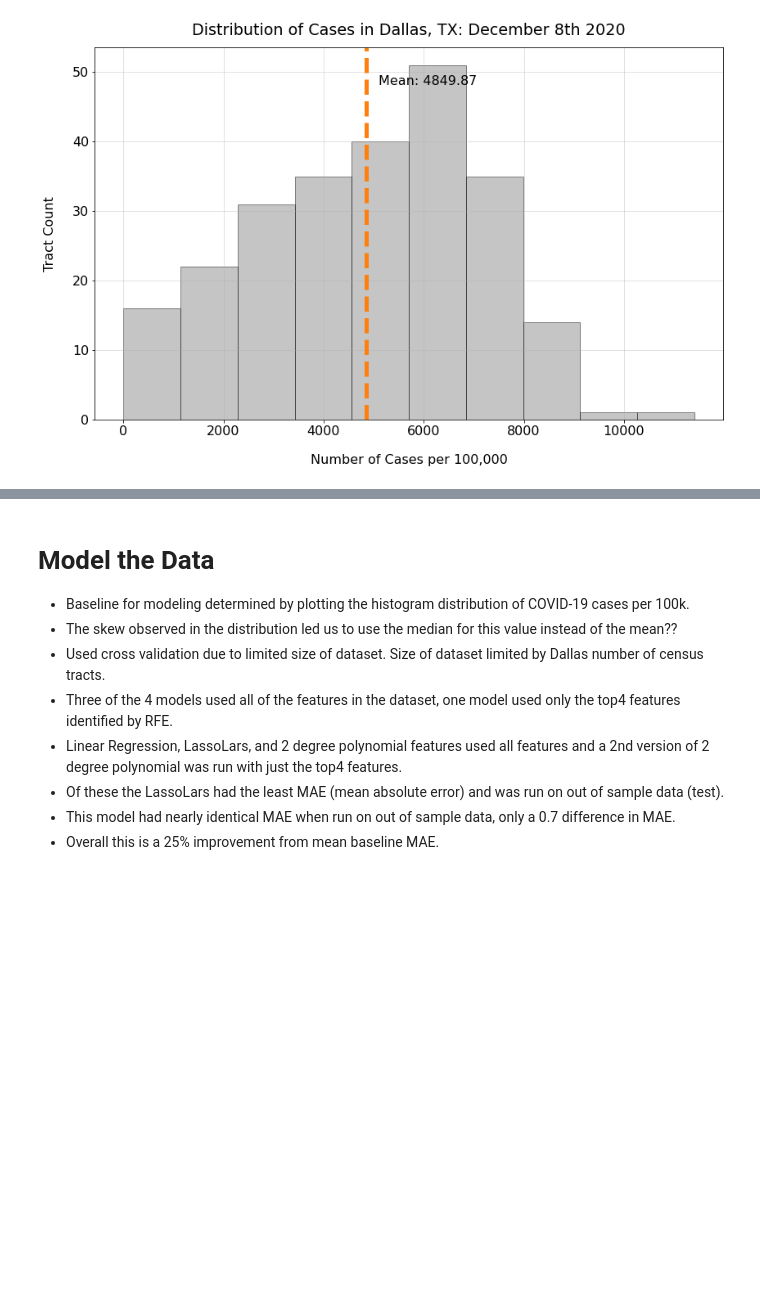
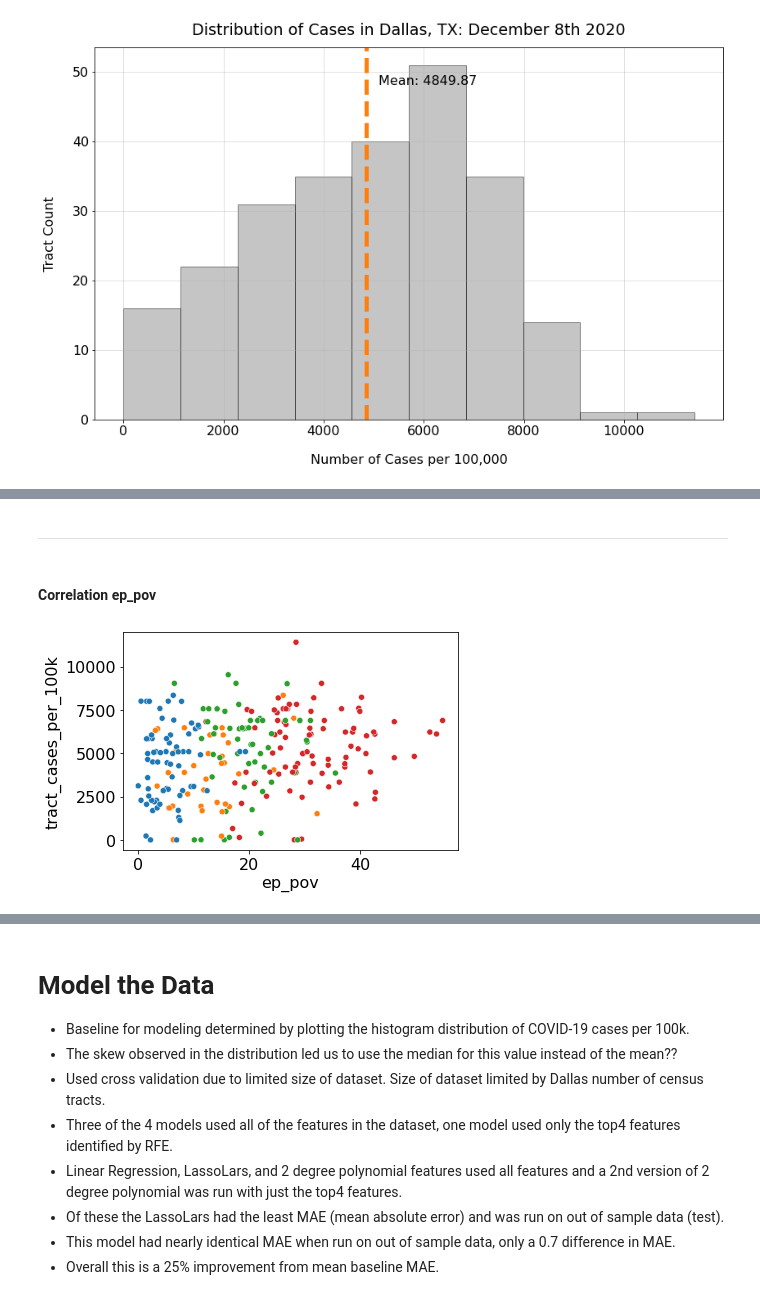
Before and after one commit to SVI-Capstone/svi_capstone, a Jupyter notebook: mvp-dallas.ipynb, the cells around one changed output, grey strips where cells are left out. Saved outputs shown, nothing was run; the diff lists cells and outputs as text; code cells hidden in the pictures; blank space fills up the shorter version.

```diff
--- a/mvp-dallas.ipynb
+++ b/mvp-dallas.ipynb
@@ -166,0 +195,11 @@ explore.hist_case_title(train_exp.tract_cases_per_100k, "Distribution of Cases i
+# %% [markdown]
+***
+# %% [markdown]
+#### Correlation ep_pov
+# %%
+sns.scatterplot(x='ep_pov', y= 'tract_cases_per_100k',
+               data = train_exp, hue='bin_svi',legend = False)
+plt.title("")
+plt.show()
+# %% [output]
+[figure, added]
```
Also changed, not shown: parts of 31 cells of this notebook.
